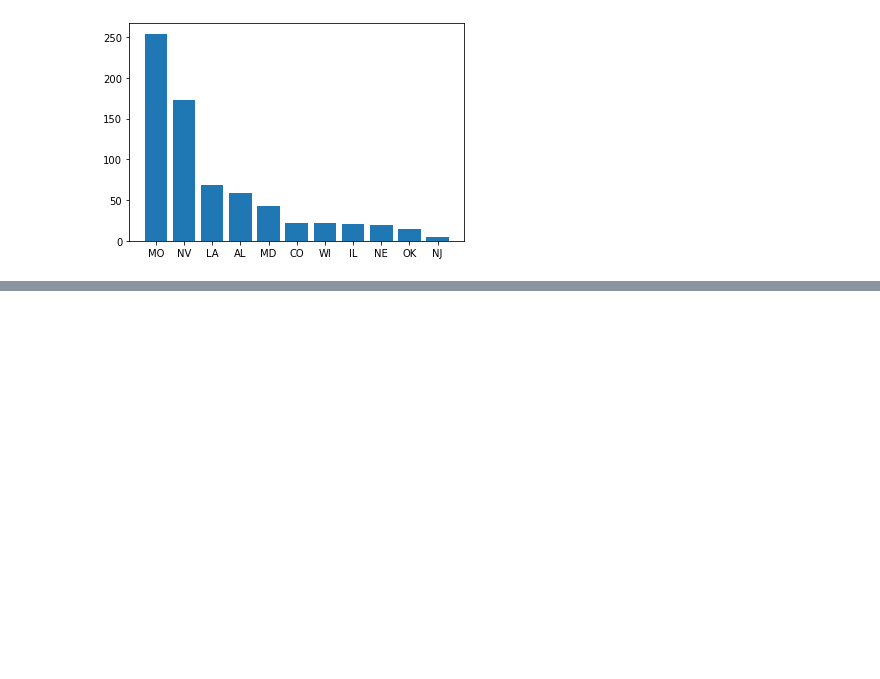
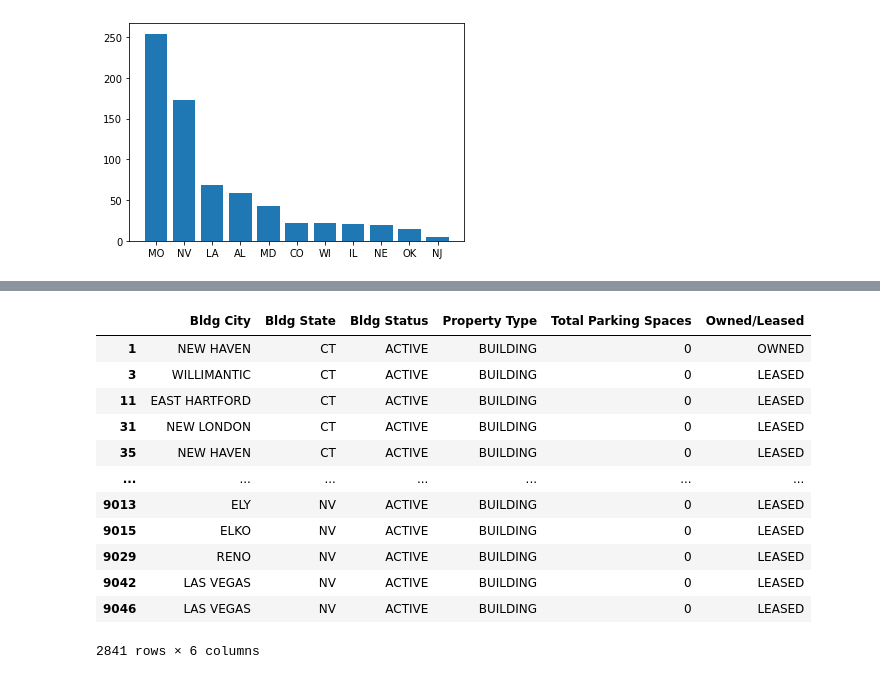
Before and after one commit to a-pamukuntla/Parking-Analysis, a Jupyter notebook: Parking EDA.ipynb, the cells around one changed output, grey strips where cells are left out. Cells and saved outputs as stored; diff of their text form; code cells hidden in the pictures; blank space fills up the shorter version.

```diff
--- a/Parking EDA.ipynb
+++ b/Parking EDA.ipynb
@@ -158,0 +320,18 @@ plt.bar(excess_parking_sorted.index, excess_parking_sorted.values)
+# %%
+zero_parking = parking[parking['Total Parking Spaces']== 0]
+# %%
+zero_parking
+# %% [output]
+|  | Bldg City | Bldg State | Bldg Status | Property Type | Total Parking Spaces | Owned/Leased |
+| 1 | NEW HAVEN | CT | ACTIVE | BUILDING | 0 | OWNED |
+| 3 | WILLIMANTIC | CT | ACTIVE | BUILDING | 0 | LEASED |
+| 11 | EAST HARTFORD | CT | ACTIVE | BUILDING | 0 | LEASED |
+| 31 | NEW LONDON | CT | ACTIVE | BUILDING | 0 | LEASED |
+| 35 | NEW HAVEN | CT | ACTIVE | BUILDING | 0 | LEASED |
+| ... | ... | ... | ... | ... | ... | ... |
+| 9013 | ELY | NV | ACTIVE | BUILDING | 0 | LEASED |
+| 9015 | ELKO | NV | ACTIVE | BUILDING | 0 | LEASED |
+| 9029 | RENO | NV | ACTIVE | BUILDING | 0 | LEASED |
+| 9042 | LAS VEGAS | NV | ACTIVE | BUILDING | 0 | LEASED |
+| 9046 | LAS VEGAS | NV | ACTIVE | BUILDING | 0 | LEASED |
+2841 rows × 6 columns
```
Also changed, not shown: parts of 35 cells of this notebook.
